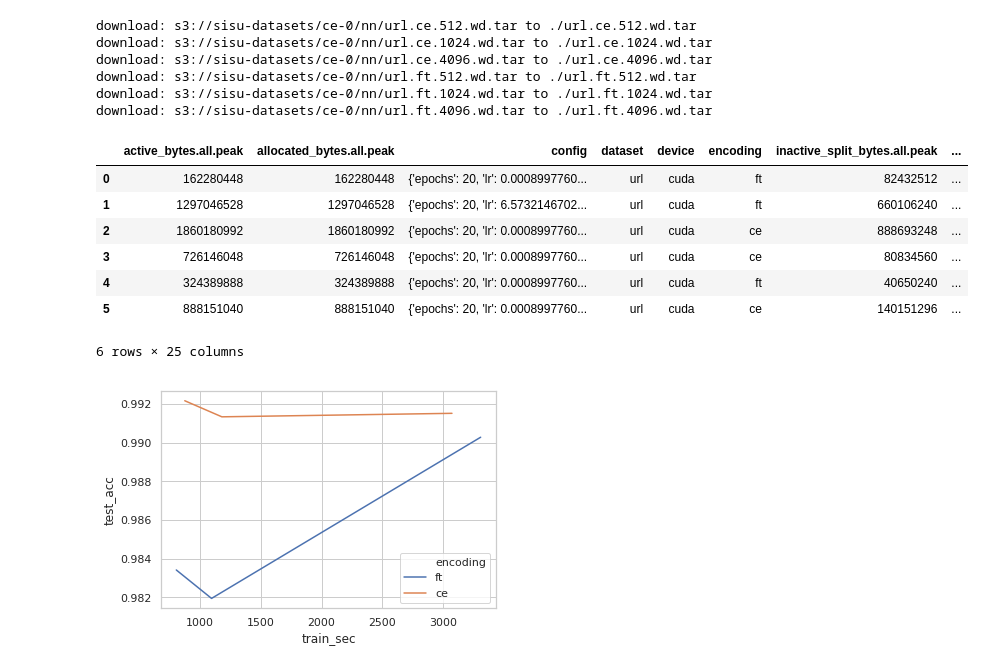
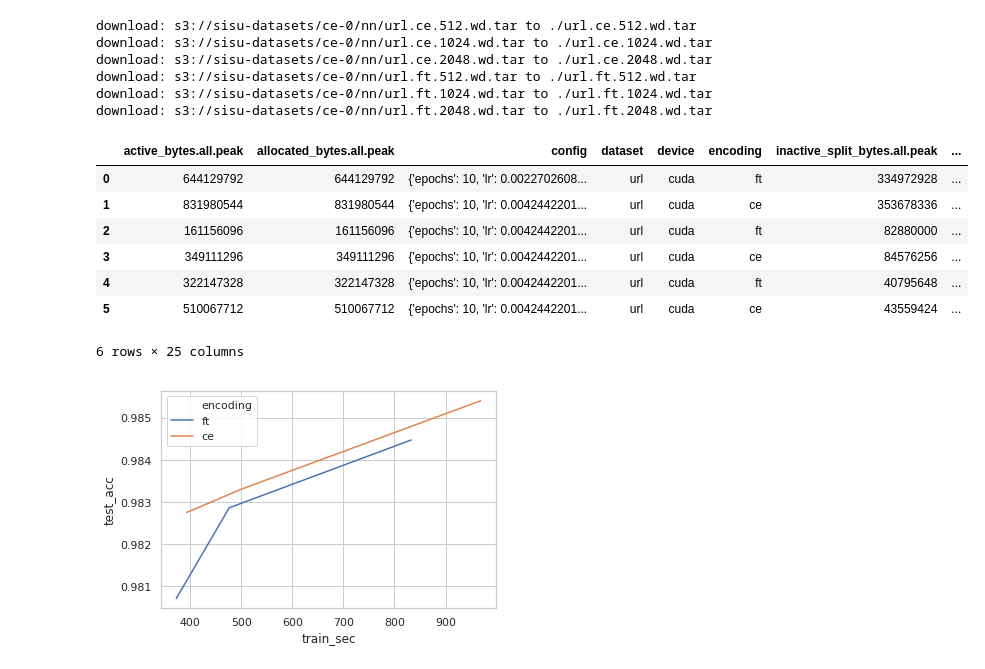
Before and after one commit to sisudata/chromatic-encoding, a Jupyter notebook: viz/run.ipynb, the cells around one changed output. Saved outputs shown, nothing was run; the diff lists cells and outputs as text; code cells hidden in the pictures.

```diff
--- a/viz/run.ipynb
+++ b/viz/run.ipynb
@@ -7,7 +7,7 @@ assert os.path.join(
 # %%
 S3ROOT="s3://sisu-datasets/ce-0"
 for encoding in ['ce', 'ft']:
-    for i in [512, 1024, 4096]:
+    for i in [512, 1024, 2048]:
         fname = f"url.{encoding}.{i}.wd.tar"
 
         ! cd data && aws s3 cp {S3ROOT}/nn/{fname} .
@@ -22,25 +22,25 @@ for encoding in ['ce', 'ft']:
 # %% [output]
 download: s3://sisu-datasets/ce-0/nn/url.ce.512.wd.tar to ./url.ce.512.wd.tar
 download: s3://sisu-datasets/ce-0/nn/url.ce.1024.wd.tar to ./url.ce.1024.wd.tar
-download: s3://sisu-datasets/ce-0/nn/url.ce.4096.wd.tar to ./url.ce.4096.wd.tar
+download: s3://sisu-datasets/ce-0/nn/url.ce.2048.wd.tar to ./url.ce.2048.wd.tar
 download: s3://sisu-datasets/ce-0/nn/url.ft.512.wd.tar to ./url.ft.512.wd.tar
 download: s3://sisu-datasets/ce-0/nn/url.ft.1024.wd.tar to ./url.ft.1024.wd.tar
-download: s3://sisu-datasets/ce-0/nn/url.ft.4096.wd.tar to ./url.ft.4096.wd.tar
+download: s3://sisu-datasets/ce-0/nn/url.ft.2048.wd.tar to ./url.ft.2048.wd.tar
 # %%
 import json, glob
-df = [json.load(open(f)) for f in glob.glob('data/*.json')]
+df = [json.load(open(f)) for f in glob.glob('data/*.json') if '4096' not in f]
 import pandas as pd
 df = pd.DataFrame.from_records(df)
 df['memory_gb'] = df['allocated_bytes.all.peak'] / 1024 / 1024 / 1024 # GB
 df
 # %% [output]
 |  | active_bytes.all.peak | allocated_bytes.all.peak | config | dataset | device | encoding | inactive_split_bytes.all.peak | ... |
-| 0 | 162280448 | 162280448 | {'epochs': 20, 'lr': 0.0008997760... | url | cuda | ft | 82432512 | ... |
-| 1 | 1297046528 | 1297046528 | {'epochs': 20, 'lr': 6.5732146702... | url | cuda | ft | 660106240 | ... |
-| 2 | 1860180992 | 1860180992 | {'epochs': 20, 'lr': 0.0008997760... | url | cuda | ce | 888693248 | ... |
-| 3 | 726146048 | 726146048 | {'epochs': 20, 'lr': 0.0008997760... | url | cuda | ce | 80834560 | ... |
-| 4 | 324389888 | 324389888 | {'epochs': 20, 'lr': 0.0008997760... | url | cuda | ft | 40650240 | ... |
-| 5 | 888151040 | 888151040 | {'epochs': 20, 'lr': 0.0008997760... | url | cuda | ce | 140151296 | ... |
+| 0 | 644129792 | 644129792 | {'epochs': 10, 'lr': 0.0022702608... | url | cuda | ft | 334972928 | ... |
+| 1 | 831980544 | 831980544 | {'epochs': 10, 'lr': 0.0042442201... | url | cuda | ce | 353678336 | ... |
+| 2 | 161156096 | 161156096 | {'epochs': 10, 'lr': 0.0042442201... | url | cuda | ft | 82880000 | ... |
+| 3 | 349111296 | 349111296 | {'epochs': 10, 'lr': 0.0042442201... | url | cuda | ce | 84576256 | ... |
+| 4 | 322147328 | 322147328 | {'epochs': 10, 'lr': 0.0042442201... | url | cuda | ft | 40795648 | ... |
+| 5 | 510067712 | 510067712 | {'epochs': 10, 'lr': 0.0042442201... | url | cuda | ce | 43559424 | ... |
 6 rows × 25 columns
 # %%
 from matplotlib import pyplot as plt
@@ -58,7 +58,7 @@ g.legend()
 
 plt.show()
 # %% [output]
-[figure, old version]
+[figure, new version]
 # %%
 for row in df.itertuples():
     print(row.config)
```
Also changed, not shown: parts of 2 cells of this notebook, 1 other file.
